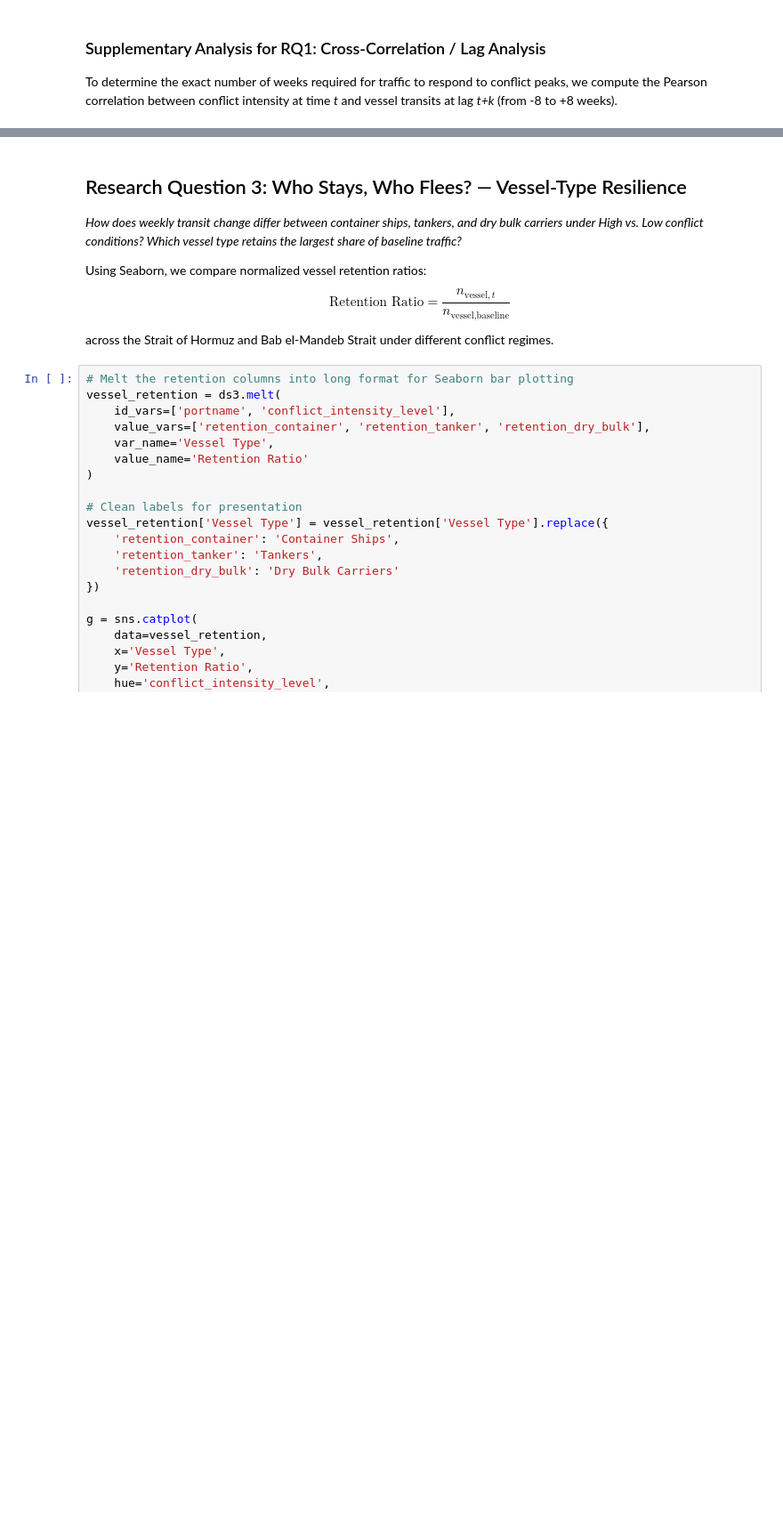
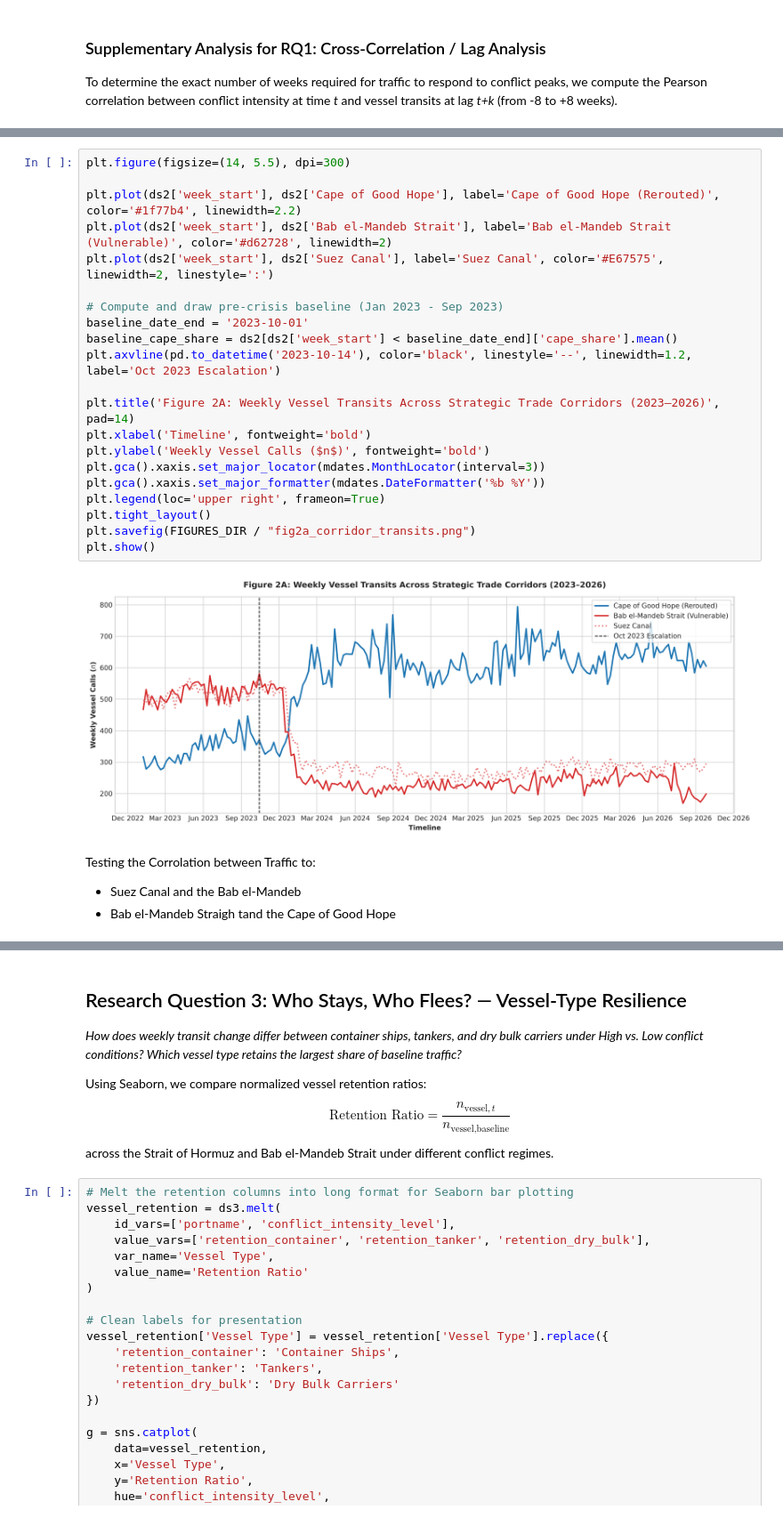
Before and after one commit to bxj6260/CIP_HS2026_107, a Jupyter notebook: 03_data_visualization.ipynb, the cells around one changed output, grey strips where cells are left out. Shown at 89% size. Drawn from its saved outputs; the diff is of its cells as text; blank space fills up the shorter version.

```diff
--- a/03_data_visualization.ipynb
+++ b/03_data_visualization.ipynb
@@ -99,0 +125,27 @@ Q2
+# %%
+plt.figure(figsize=(14, 5.5), dpi=300)
+
+plt.plot(ds2['week_start'], ds2['Cape of Good Hope'], label='Cape of Good Hope (Rerouted)', color='#1f77b4', linewidth=2.2)
+plt.plot(ds2['week_start'], ds2['Bab el-Mandeb Strait'], label='Bab el-Mandeb Strait (Vulnerable)', color='#d62728', linewidth=2)
+plt.plot(ds2['week_start'], ds2['Suez Canal'], label='Suez Canal', color='#E67575', linewidth=2, linestyle=':')
+
+# Compute and draw pre-crisis baseline (Jan 2023 - Sep 2023)
+baseline_date_end = '2023-10-01'
+baseline_cape_share = ds2[ds2['week_start'] < baseline_date_end]['cape_share'].mean()
+plt.axvline(pd.to_datetime('2023-10-14'), color='black', linestyle='--', linewidth=1.2, label='Oct 2023 Escalation')
+
+plt.title('Figure 2A: Weekly Vessel Transits Across Strategic Trade Corridors (2023–2026)', pad=14)
+plt.xlabel('Timeline', fontweight='bold')
+plt.ylabel('Weekly Vessel Calls ($n$)', fontweight='bold')
+plt.gca().xaxis.set_major_locator(mdates.MonthLocator(interval=3))
+plt.gca().xaxis.set_major_formatter(mdates.DateFormatter('%b %Y'))
+plt.legend(loc='upper right', frameon=True)
+plt.tight_layout()
+plt.savefig(FIGURES_DIR / "fig2a_corridor_transits.png")
+plt.show()
+# %% [output]
+[figure, added]
+# %% [markdown]
+Testing the Corrolation between Traffic to:
+- Suez Canal and the Bab el-Mandeb
+- Bab el-Mandeb Straigh tand the Cape of Good Hope
```
Also changed, not shown: parts of 11 cells of this notebook, 1 other file.
